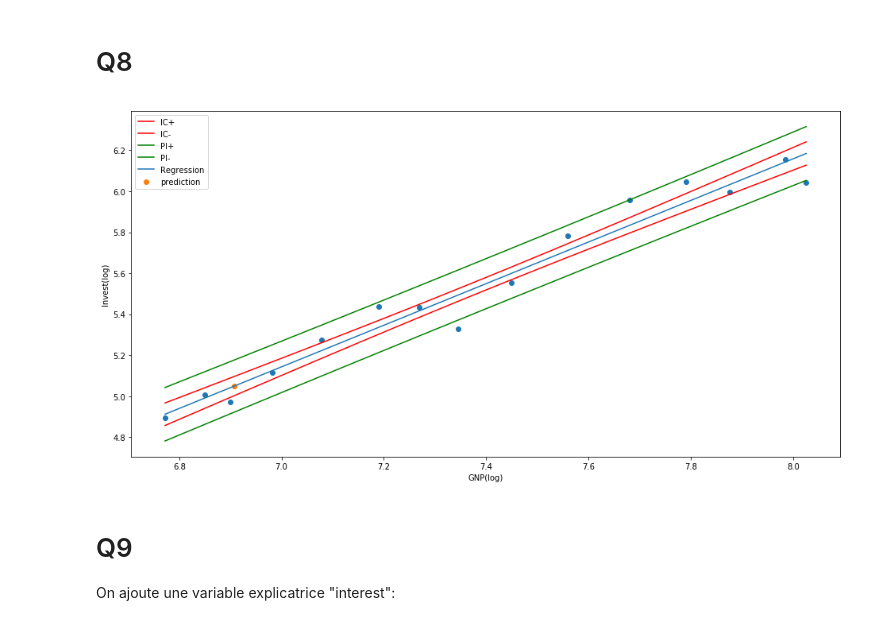
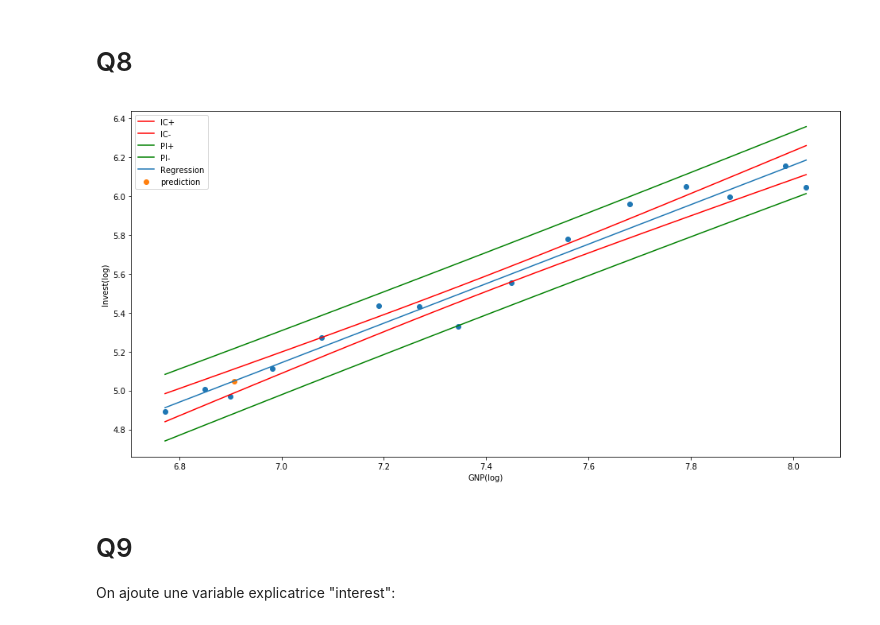
Before and after one commit to MSBigData2019/Benoit_SdeMenthiere, a Jupyter notebook: stats/TP2_linear_regression.ipynb, the cells around one changed output. Cells and saved outputs as stored; diff of their text form; code cells hidden in the pictures.

```diff
--- a/stats/TP2_linear_regression.ipynb
+++ b/stats/TP2_linear_regression.ipynb
@@ -154,2 +159,2 @@ y_pred = beta0_chap + beta1_chap * x_pred
 # %%
-cv90 = t.ppf(1.0 - 0.1, n-2)
+cv90 = t.ppf(1.0 - 0.1/2, n-2)
@@ -220,22 +229,22 @@ LinearRegression(copy_X=True, fit_intercept=True, n_jobs=1, normalize=False)
 # %%
 plot = plt.figure(1,figsize=(16,8))
 plt.scatter( data.log_gnp,data[["log_invest"]])
 plt.scatter(x_pred,y_pred, label = "prediction")
-y_sup = [y+1.350*m.sqrt(1/n+((xi-x.mean())**2)/sum((x-x.mean())**2))*m.sqrt(sigma_chap_2) for (xi,y) in zip(x_,y_)]
-y_inf = [y-1.350*m.sqrt(1/n+((xi-x.mean())**2)/sum((x-x.mean())**2))*m.sqrt(sigma_chap_2) for (xi,y) in zip(x_,y_)]
-y_sup_ = [y+1.350*m.sqrt(1+1/n+((xi-x.mean())**2)/sum((x-x.mean())**2))*m.sqrt(sigma_chap_2) for (xi,y) in zip(x_,y_)]
-y_inf_ = [y-1.350*m.sqrt(1+1/n+((xi-x.mean())**2)/sum((x-x.mean())**2))*m.sqrt(sigma_chap_2) for (xi,y) in zip(x_,y_)]
+y_sup = [y+cv90*m.sqrt(1/n+((xi-x.mean())**2)/sum((x-x.mean())**2))*m.sqrt(sigma_chap_2) for (xi,y) in zip(x_,y_)]
+y_inf = [y-cv90*m.sqrt(1/n+((xi-x.mean())**2)/sum((x-x.mean())**2))*m.sqrt(sigma_chap_2) for (xi,y) in zip(x_,y_)]
+y_sup_ = [y+cv90*m.sqrt(1+1/n+((xi-x.mean())**2)/sum((x-x.mean())**2))*m.sqrt(sigma_chap_2) for (xi,y) in zip(x_,y_)]
+y_inf_ = [y-cv90*m.sqrt(1+1/n+((xi-x.mean())**2)/sum((x-x.mean())**2))*m.sqrt(sigma_chap_2) for (xi,y) in zip(x_,y_)]
 plt.plot(x_,y_sup,c="r",label = "IC+")
 plt.plot(x_,y_inf,c="r",label = "IC-")
 plt.plot(x_,y_sup_,c="green",label = "PI+")
 plt.plot(x_,y_inf_,c="green",label = "PI-")
 plt.plot(x_,y_, label = "Regression")
 plt.xlabel("GNP(log)")
 plt.ylabel("Invest(log)")
 plt.legend()
 plt.show()
 # %% [output]
-[figure, old version]
+[figure, new version]
 # %% [markdown]
 # Q9
 
```
Also changed, not shown: parts of 53 cells of this notebook.
